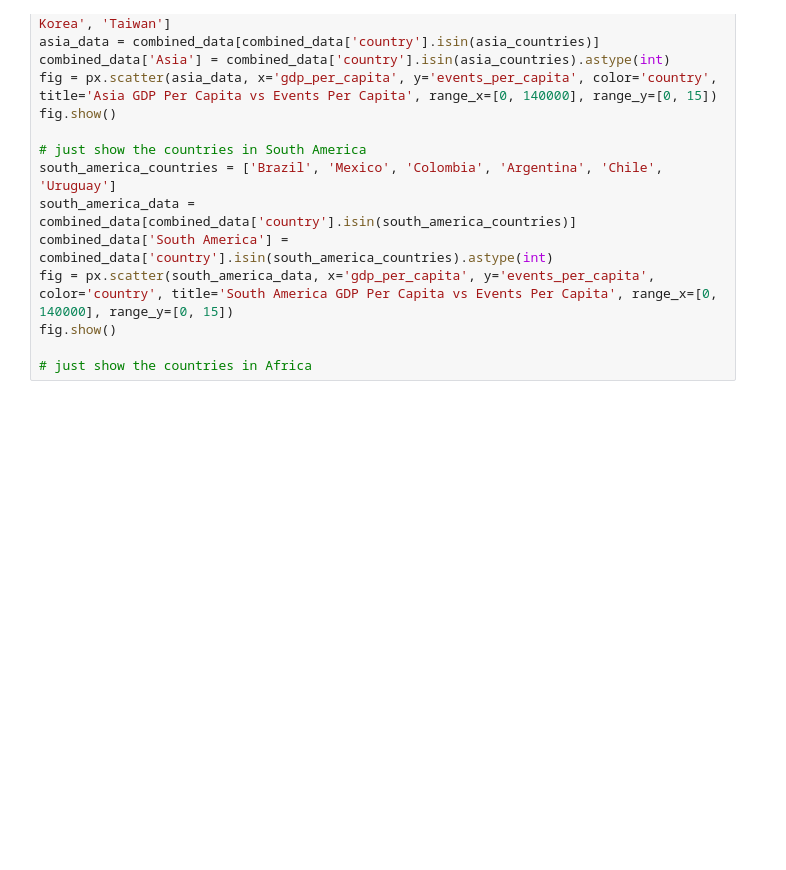
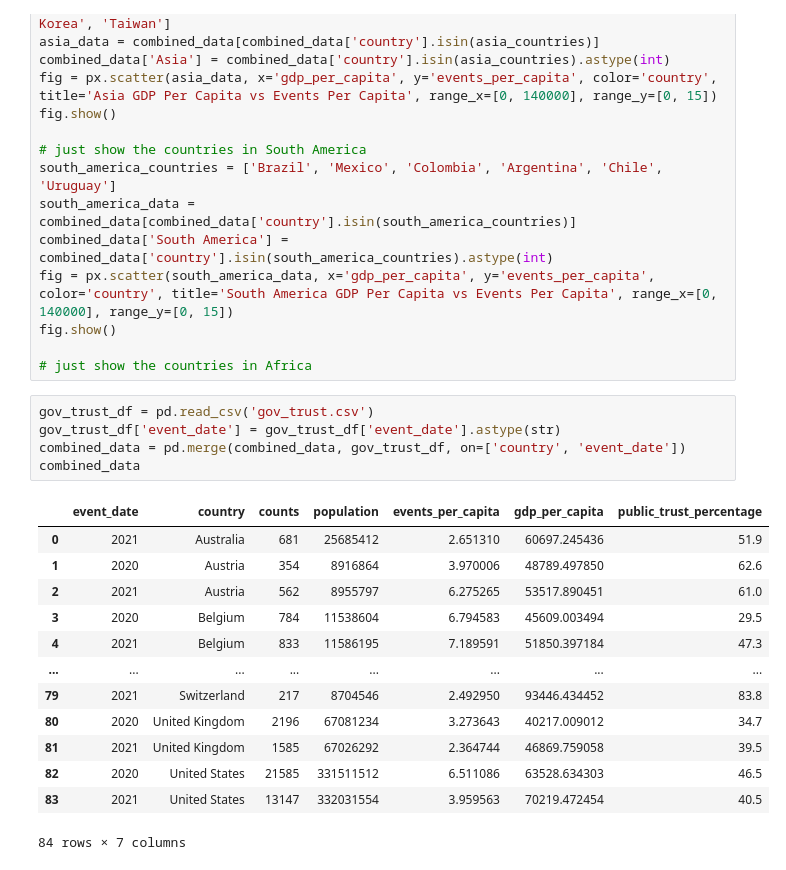
Before and after one commit to melodyyu754/belgium-doc-tracker, a Jupyter notebook: EDA/Project EDA 2.ipynb, the cells around one changed output. Drawn from its saved outputs; the diff is of its cells as text; blank space fills up the shorter version.

```diff
--- a/EDA/Project EDA 2.ipynb
+++ b/EDA/Project EDA 2.ipynb
@@ -222,3 +221,22 @@ fig = px.scatter(south_america_data, x='gdp_per_capita', y='events_per_capita',
 fig.show()
 
 # just show the countries in Africa
+# %%
+gov_trust_df = pd.read_csv('gov_trust.csv')
+gov_trust_df['event_date'] = gov_trust_df['event_date'].astype(str)
+combined_data = pd.merge(combined_data, gov_trust_df, on=['country', 'event_date'])
+combined_data
+# %% [output]
+|  | event_date | country | counts | population | events_per_capita | gdp_per_capita | public_trust_percentage |
+| 0 | 2021 | Australia | 681 | 25685412 | 2.651310 | 60697.245436 | 51.9 |
+| 1 | 2020 | Austria | 354 | 8916864 | 3.970006 | 48789.497850 | 62.6 |
+| 2 | 2021 | Austria | 562 | 8955797 | 6.275265 | 53517.890451 | 61.0 |
+| 3 | 2020 | Belgium | 784 | 11538604 | 6.794583 | 45609.003494 | 29.5 |
+| 4 | 2021 | Belgium | 833 | 11586195 | 7.189591 | 51850.397184 | 47.3 |
+| ... | ... | ... | ... | ... | ... | ... | ... |
+| 79 | 2021 | Switzerland | 217 | 8704546 | 2.492950 | 93446.434452 | 83.8 |
+| 80 | 2020 | United Kingdom | 2196 | 67081234 | 3.273643 | 40217.009012 | 34.7 |
+| 81 | 2021 | United Kingdom | 1585 | 67026292 | 2.364744 | 46869.759058 | 39.5 |
+| 82 | 2020 | United States | 21585 | 331511512 | 6.511086 | 63528.634303 | 46.5 |
+| 83 | 2021 | United States | 13147 | 332031554 | 3.959563 | 70219.472454 | 40.5 |
+84 rows × 7 columns
```
Also changed, not shown: parts of 8 cells of this notebook, 4 other files.
